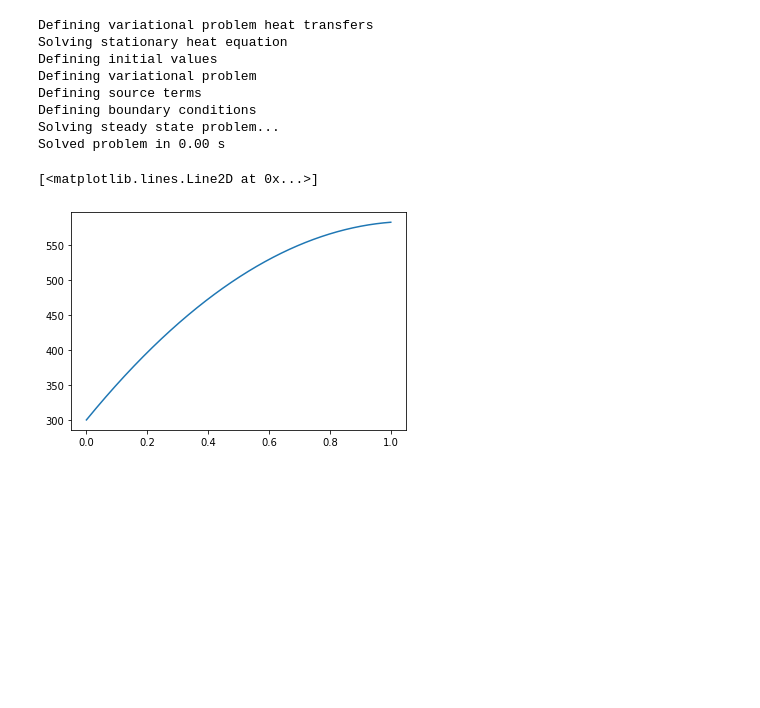
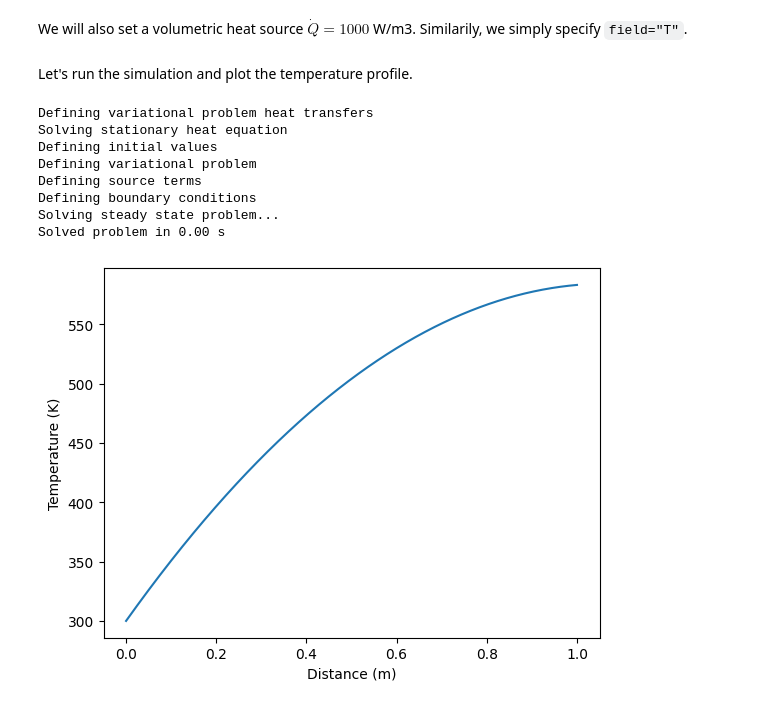
Before and after one commit to festim-dev/FESTIM-workshop, a Jupyter notebook: tasks/task6.ipynb, the cells around one changed output. Drawn from its saved outputs; the diff is of its cells as text; code cells hidden in the pictures; blank space fills up the shorter version.

```diff
--- a/tasks/task6.ipynb
+++ b/tasks/task6.ipynb
@@ -10,16 +24,6 @@ my_model.mesh = F.MeshFromVertices(
     vertices=np.linspace(0, 1, num=1000)
 )
 
-my_model.materials = F.Material(id=1, D_0=1, E_D=0.2, thermal_cond=2)
-
-
-my_model.boundary_conditions = [
-    F.DirichletBC(
-        surfaces=[1, 2],
-        value=1,
-        field=0
-        )
-]
 
 my_model.settings = F.Settings(
     absolute_tolerance=1e-10,
@@ -38,10 +58,9 @@ We will also set a volumetric heat source.
 my_model.T = F.HeatTransferProblem(transient=False)
 
 
-my_model.boundary_conditions += [
-    F.DirichletBC(surfaces=1, value=300, field="T"),
+my_model.boundary_conditions = [
+    F.DirichletBC(value=300, field="T", surfaces=1),
     F.ConvectiveFlux(h_coeff=1, T_ext=650, surfaces=2)
-    ]
-
-
-my_model.sources = [F.Source(value=1000, volume=1, field="T")]
+]
+# %% [markdown]
+We will also set a volumetric heat source $\dot{Q} = 1000 $ W/m3. Similarily, we simply specify `field="T"`.
@@ -48,18 +69,23 @@ my_model.sources = [F.Source(value=1000, volume=1, field="T")]
+# %% [markdown]
+Let's run the simulation and plot the temperature profile.
 # %%
 my_model.initialise()
 my_model.run()
 
 from fenics import plot
+import matplotlib.pyplot as plt
 
 plot(my_model.T.T)
+plt.ylabel("Temperature (K)")
+plt.xlabel("Distance (m)")
+plt.show()
 # %% [output]
 Defining variational problem heat transfers
 Solving stationary heat equation
 Defining initial values
 Defining variational problem
 Defining source terms
 Defining boundary conditions
 Solving steady state problem...
 Solved problem in 0.00 s
-[<matplotlib.lines.Line2D at 0x...>]
-[figure, old version]
+[figure, new version]
```
Also changed, not shown: parts of 25 cells of this notebook.
